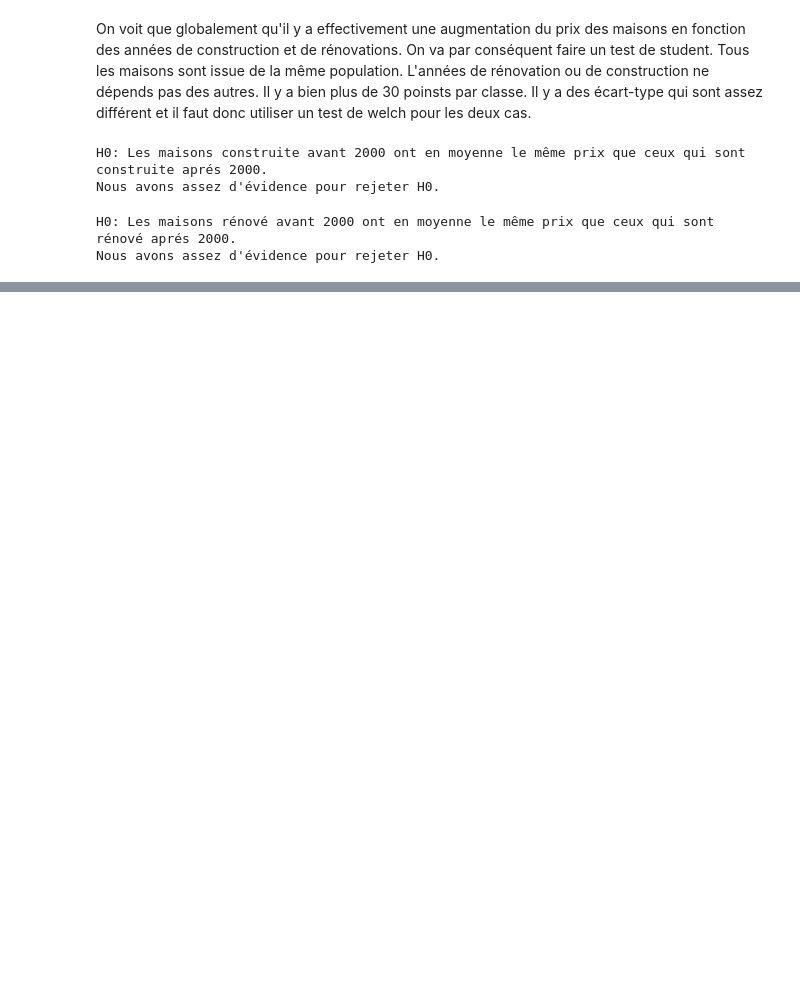
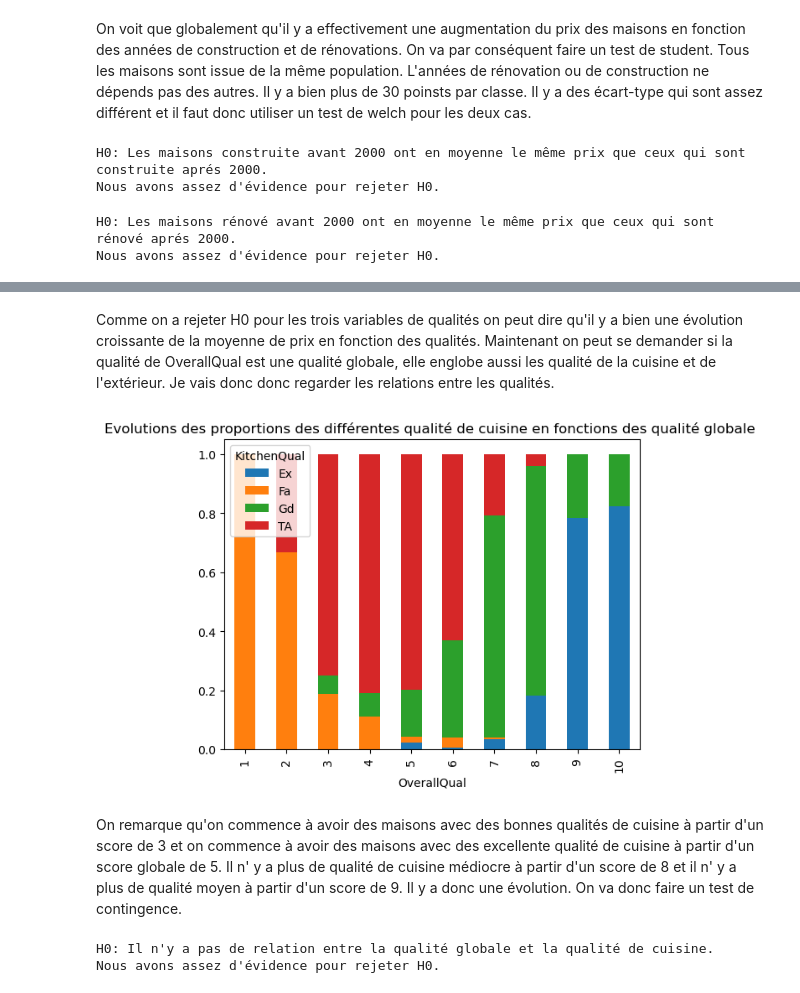
Before and after one commit to fmazur57u/Prediction_prix_immobilier, a Jupyter notebook: projet_prix_immobilier.ipynb, the cells around one changed output, grey strips where cells are left out. Cells and saved outputs as stored; diff of their text form; code cells hidden in the pictures; blank space fills up the shorter version.

```diff
--- a/projet_prix_immobilier.ipynb
+++ b/projet_prix_immobilier.ipynb
@@ -1012,0 +1108,24 @@ Comme on a rejeter H0 pour les deux variables de temps, on peut dire avec un ris
+# %% [markdown]
+Comme on a rejeter H0 pour les trois variables de qualités on peut dire qu'il y a bien une évolution croissante de la moyenne de prix en fonction des qualités. Maintenant on peut se demander si la qualité de OverallQual est une qualité globale, elle englobe aussi les qualité de la cuisine et de l'extérieur. Je vais donc donc regarder les relations entre les qualités.
+# %%
+pd.crosstab(analyse_set["OverallQual"], analyse_set["KitchenQual"], normalize="index").plot(kind='bar', stacked=True)
+plt.title("Evolutions des proportions des différentes qualité de cuisine en fonctions des qualité globale ")
+plt.show()
+# %% [output]
+[figure, added]
+# %% [markdown]
+On remarque qu'on commence à avoir des maisons avec des bonnes qualités de cuisine à partir d'un score de 3 et on commence à avoir des maisons avec des excellente qualité de cuisine à partir d'un score globale de 5. Il n' y a plus de qualité de cuisine médiocre à partir d'un score de 8 et il n' y a plus de qualité moyen à partir d'un score de 9. Il y a donc une évolution. On va donc faire un test de contingence.
+# %%
+print("H0: Il n'y a pas de relation entre la qualité globale et la qualité de cuisine.")
+
+alpha = 0.02
+
+p_value = chi2_contingency(pd.crosstab(analyse_set["OverallQual"], analyse_set["KitchenQual"])).pvalue
+
+if p_value < alpha:
+    print("Nous avons assez d'évidence pour rejeter H0.")
+else:
+    print("Nous n'avons pas assez d'évidences pour rejeter H0.")
+# %% [output]
+H0: Il n'y a pas de relation entre la qualité globale et la qualité de cuisine.
+Nous avons assez d'évidence pour rejeter H0.
```
Also changed, not shown: parts of 19 cells of this notebook.
